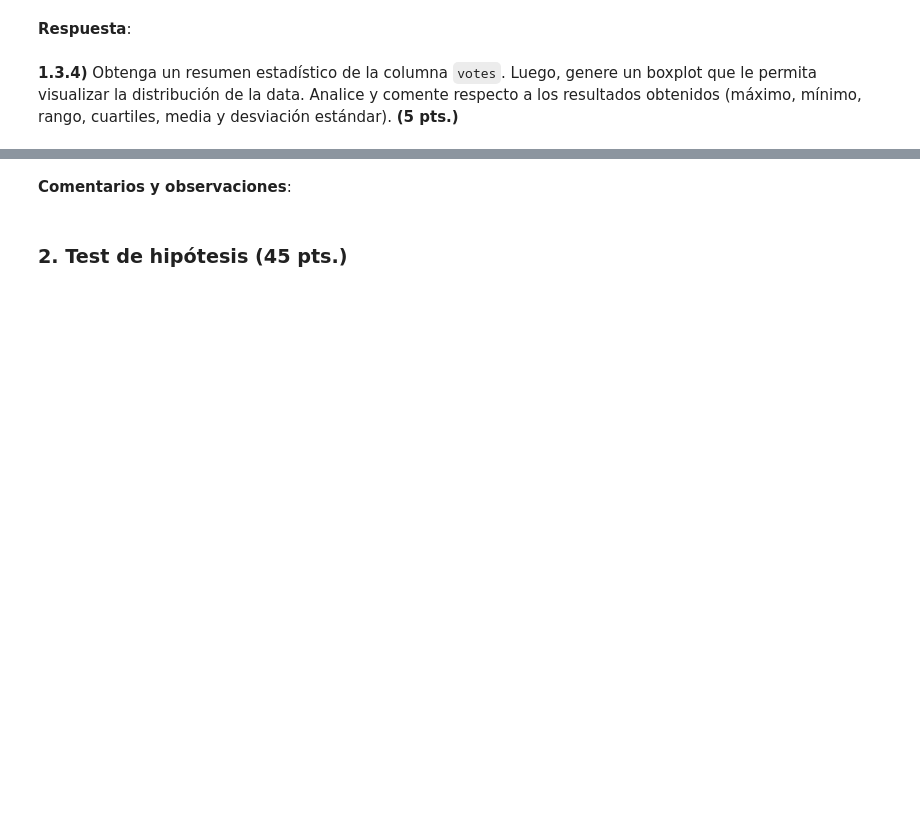
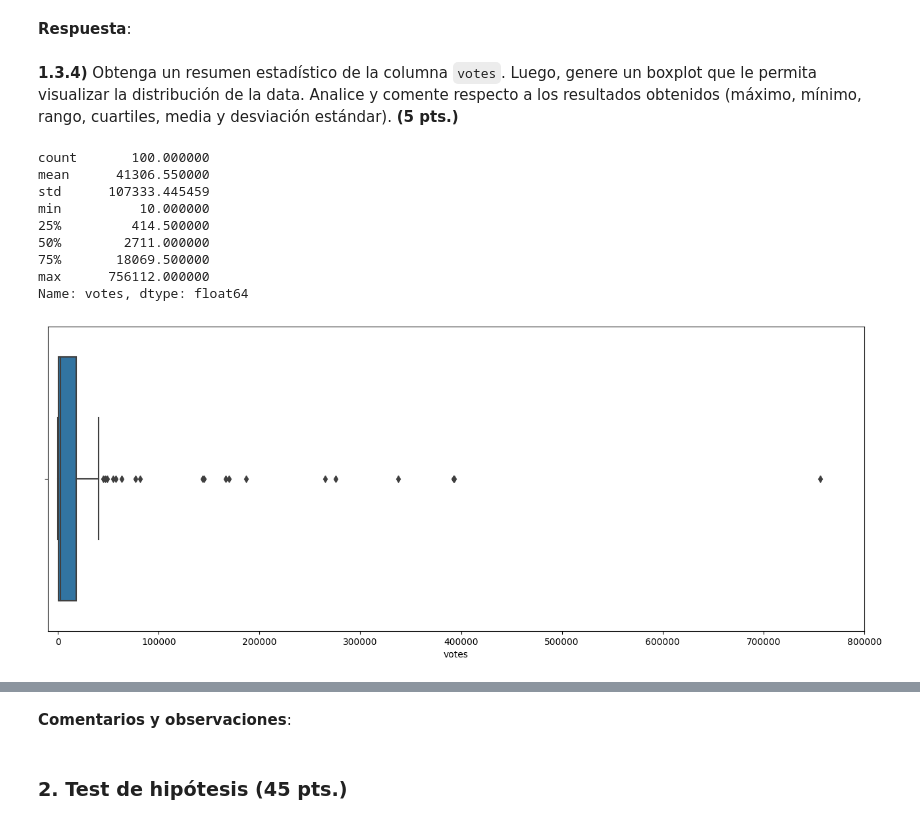
Before and after one commit to Camilo-Duque98/EstadisticaComputacional, a Jupyter notebook: lec-4-Los Dockeritos/lec-4.ipynb, the cells around one changed output, grey strips where cells are left out. Cells and saved outputs as stored; diff of their text form; code cells hidden in the pictures; blank space fills up the shorter version.

```diff
--- a/lec-4-Los Dockeritos/lec-4.ipynb
+++ b/lec-4-Los Dockeritos/lec-4.ipynb
@@ -434,3 +422,19 @@ Name: year, dtype: float64
 **Respuesta**:
 # %% [markdown]
 **1.3.4)** Obtenga un resumen estadístico de la columna `votes`. Luego, genere un boxplot que le permita visualizar la distribución de la data. Analice y comente respecto a los resultados obtenidos (máximo, mínimo, rango, cuartiles, media y desviación estándar). **(5 pts.)**
+# %%
+plt.figure(figsize=(16,6))
+graf=sns.boxplot(x=anime_movies['votes']);
+graf.set_xlim([-10000, 800000])
+anime_movies['votes'].describe()
+# %% [output]
+count       100.000000
+mean      41306.550000
+std      107333.445459
+min          10.000000
+25%         414.500000
+50%        2711.000000
+75%       18069.500000
+max      756112.000000
+Name: votes, dtype: float64
+[figure, added]
```
Also changed, not shown: parts of 16 cells of this notebook.
